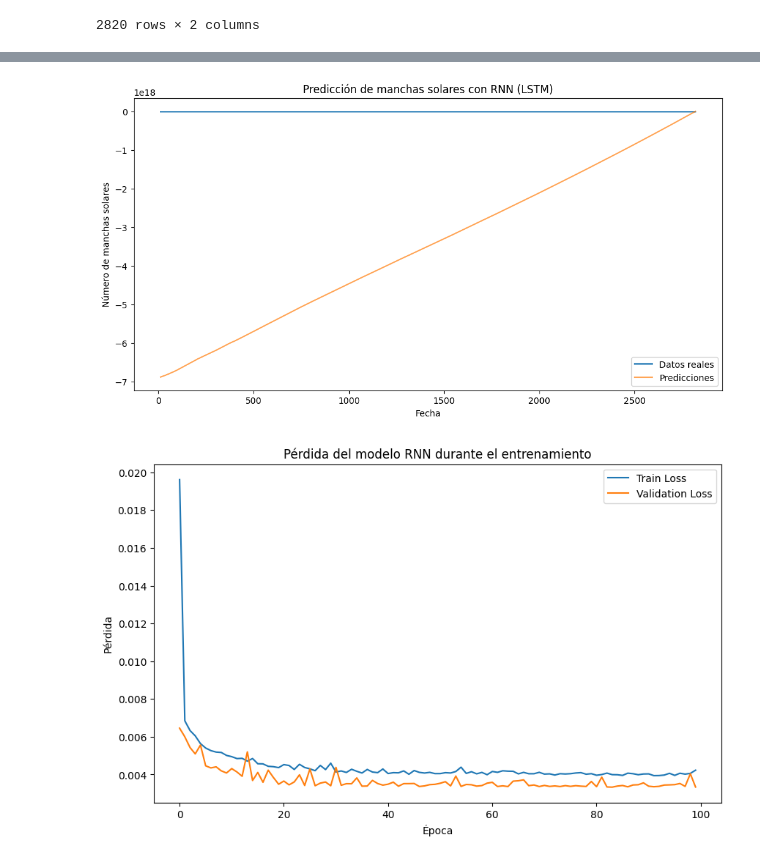
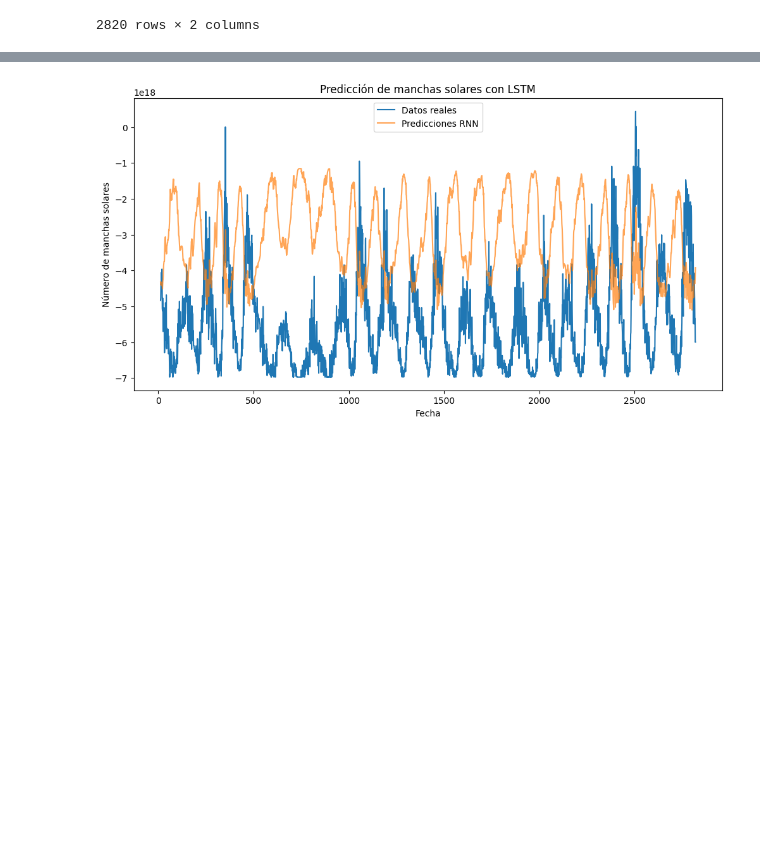
Before and after one commit to RenattoGuzman/DeepLearning-Labs, a Jupyter notebook: Lab4.ipynb, the cells around one changed output, grey strips where cells are left out. Cells and saved outputs as stored; diff of their text form; code cells hidden in the pictures; blank space fills up the shorter version.

```diff
--- a/Lab4.ipynb
+++ b/Lab4.ipynb
@@ -127,2 +139,8 @@ X_train, X_test, y_train, y_test = train_test_split(X_N, y_N, test_size=0.2, ran
 X_train = np.reshape(X_train, (X_train.shape[0], X_train.shape[1], 1))
 X_test = np.reshape(X_test, (X_test.shape[0], X_test.shape[1], 1))
+# %%
+# Crear el modelo LSTM
+model = Sequential([
+    LSTM(50, input_shape=(seq_length, 1)),
+    Dense(1)
+])
@@ -129,15 +150,5 @@ X_test = np.reshape(X_test, (X_test.shape[0], X_test.shape[1], 1))
 # %%
-# Crear el modelo RNN
-model = Sequential([
-    LSTM(50, activation='relu', input_shape=(seq_length, 1), return_sequences=True),
-    LSTM(50, activation='relu'),
-    Dense(1)
-])
-
-# Compilar el modelo
-model.compile(optimizer='adam', loss='mse', metrics=['accuracy'])
-
 # Entrenar el modelo
-history = model.fit(X_train, y_train, epochs=100, batch_size=32, validation_split=0.2, verbose=2)
+history_rnn = model.fit(X_train, y_train, epochs=100, batch_size=32, validation_split=0.2, verbose=2)
 # %% [output]
 Epoch 1/100
@@ -213,0 +184,3 @@ predictions
+# %%
+# Hacer predicciones
+y_pred_rnn = model.predict(np.reshape(X_N, (X_N.shape[0], X_N.shape[1], 1)))
@@ -214,22 +189,15 @@ predictions
+# %%
+# Desnormalizar las predicciones
+y_pred_rnn = scaler.inverse_transform(y_pred_rnn)
 # %%
+# Visualizar los resultados
 plt.figure(figsize=(12, 6))
-plt.plot(data.index[seq_length:], data['Sunspots'].values[seq_length:], label='Datos reales')
-plt.plot(data.index[seq_length:], predictions, label='Predicciones', alpha=0.7)
-plt.title('Predicción de manchas solares con RNN (LSTM)')
+plt.plot(data.index[seq_length:], y_true[seq_length:], label='Datos reales')
+plt.plot(data.index[seq_length:], y_pred_rnn, label='Predicciones RNN', alpha=0.7)
+plt.title('Predicción de manchas solares con LSTM')
 plt.xlabel('Fecha')
 plt.ylabel('Número de manchas solares')
 plt.legend()
 plt.show()
-
-# Graficar la pérdida durante el entrenamiento
-plt.figure(figsize=(10, 6))
-plt.plot(history.history['loss'], label='Train Loss')
-plt.plot(history.history['val_loss'], label='Validation Loss')
-plt.title('Pérdida del modelo RNN durante el entrenamiento')
-plt.xlabel('Época')
-plt.ylabel('Pérdida')
-plt.legend()
-plt.show()
 # %% [output]
-[figure, old version]
+[figure, new version]
-[figure, removed]
```
Also changed, not shown: parts of 22 cells of this notebook.
